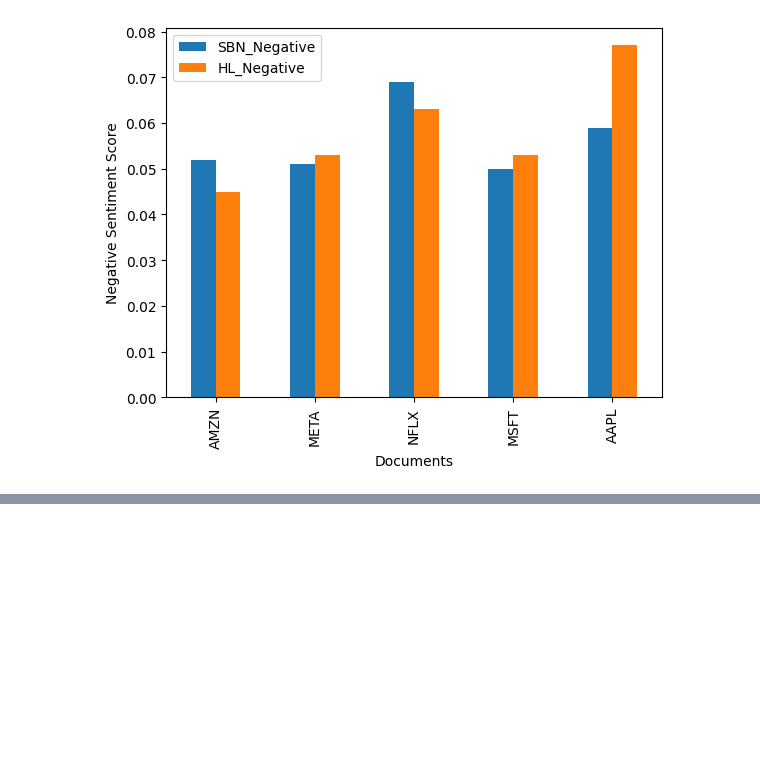
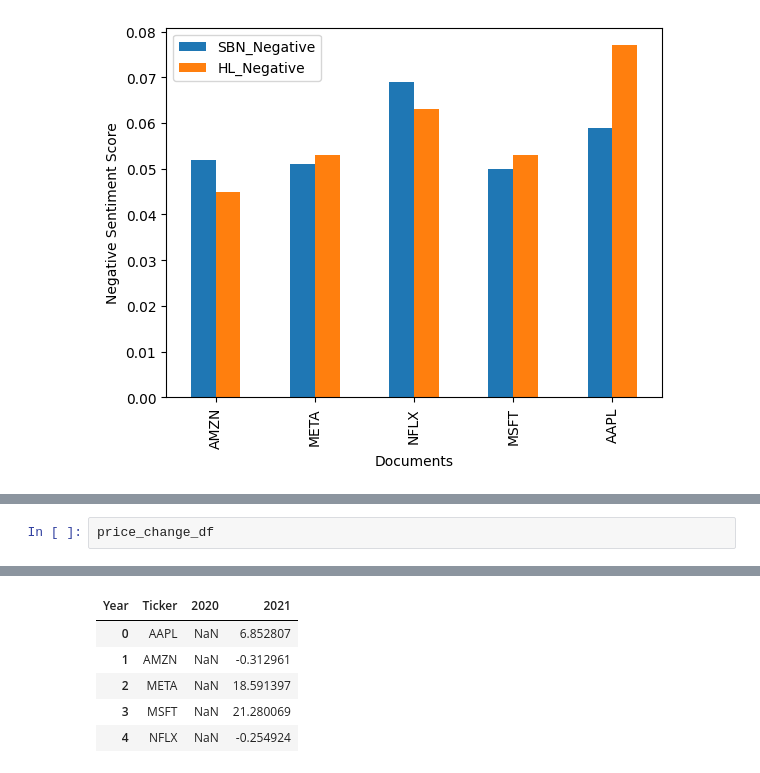
Before and after one commit to lakshyaag/INSY-669-Group-Project, a Jupyter notebook: sentiment_analysis.ipynb, the cells around one changed output, grey strips where cells are left out. Cells and saved outputs as stored; diff of their text form; blank space fills up the shorter version.

```diff
--- a/sentiment_analysis.ipynb
+++ b/sentiment_analysis.ipynb
@@ -505,0 +537,3 @@ plt.show()
+# %%
+price_change_df
+# %% [output]
@@ -505,0 +541,6 @@ plt.show()
+| Year | Ticker | 2020 | 2021 |
+| 0 | AAPL | NaN | 6.852807 |
+| 1 | AMZN | NaN | -0.312961 |
+| 2 | META | NaN | 18.591397 |
+| 3 | MSFT | NaN | 21.280069 |
+| 4 | NFLX | NaN | -0.254924 |
```
Also changed, not shown: parts of 4 cells of this notebook.
